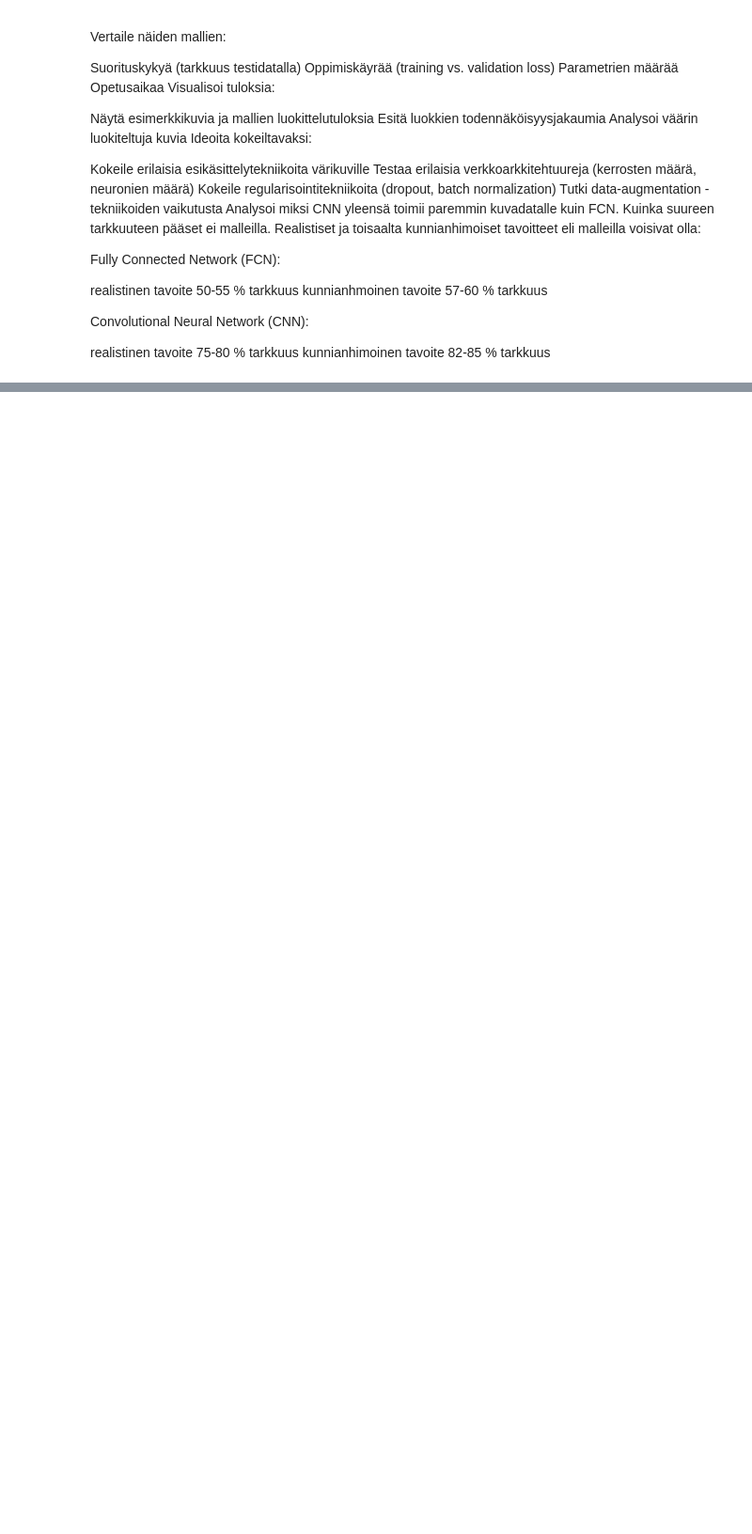
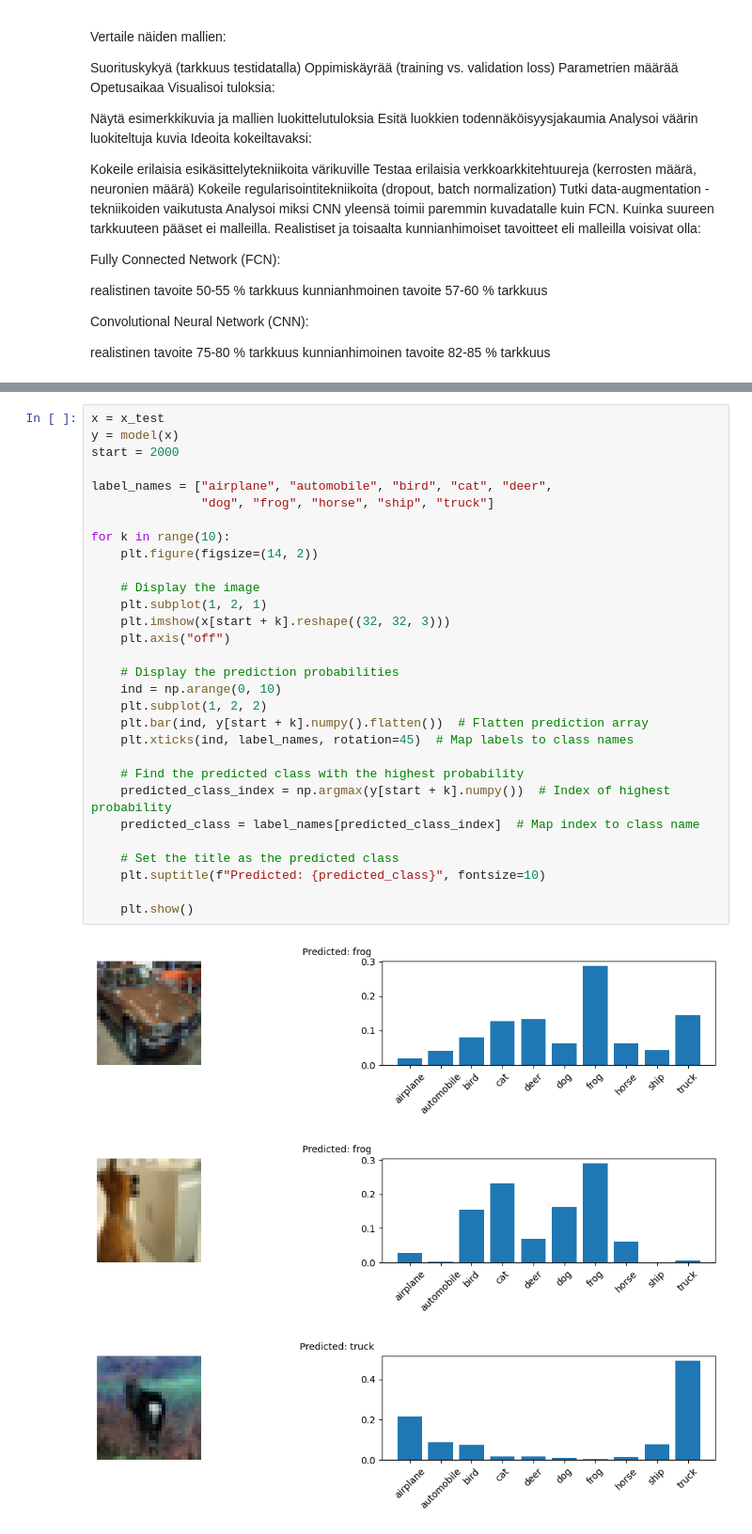
Before and after one commit to Islake/Neuroverkkoprojekti, a Jupyter notebook: CIFAR-10 luokittelu.ipynb, the cells around one changed output, grey strips where cells are left out. Shown: that part at 94% size. Saved outputs shown, nothing was run; the diff lists cells and outputs as text; blank space fills up the shorter version.

```diff
--- a/CIFAR-10 luokittelu.ipynb
+++ b/CIFAR-10 luokittelu.ipynb
@@ -87,0 +149,34 @@ FCN
+# %%
+x = x_test
+y = model(x)
+start = 2000
+
+label_names = ["airplane", "automobile", "bird", "cat", "deer",
+               "dog", "frog", "horse", "ship", "truck"]
+
+for k in range(10):
+    plt.figure(figsize=(14, 2))
+
+    # Display the image
+    plt.subplot(1, 2, 1)
+    plt.imshow(x[start + k].reshape((32, 32, 3)))
+    plt.axis("off")
+
+    # Display the prediction probabilities
+    ind = np.arange(0, 10)
+    plt.subplot(1, 2, 2)
+    plt.bar(ind, y[start + k].numpy().flatten())  # Flatten prediction array
+    plt.xticks(ind, label_names, rotation=45)  # Map labels to class names
+
+    # Find the predicted class with the highest probability
+    predicted_class_index = np.argmax(y[start + k].numpy())  # Index of highest probability
+    predicted_class = label_names[predicted_class_index]  # Map index to class name
+
+    # Set the title as the predicted class
+    plt.suptitle(f"Predicted: {predicted_class}", fontsize=10)
+
+    plt.show()
+# %% [output]
+[figure, added]
+[figure, added]
+[figure, added]
```
Also changed, not shown: parts of 18 cells of this notebook.
